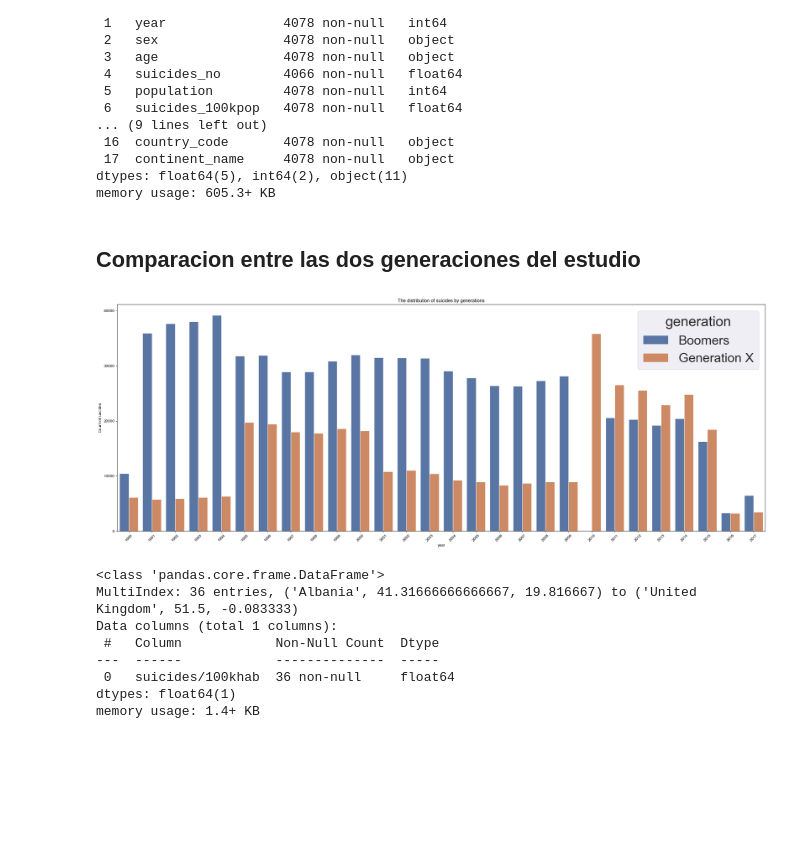
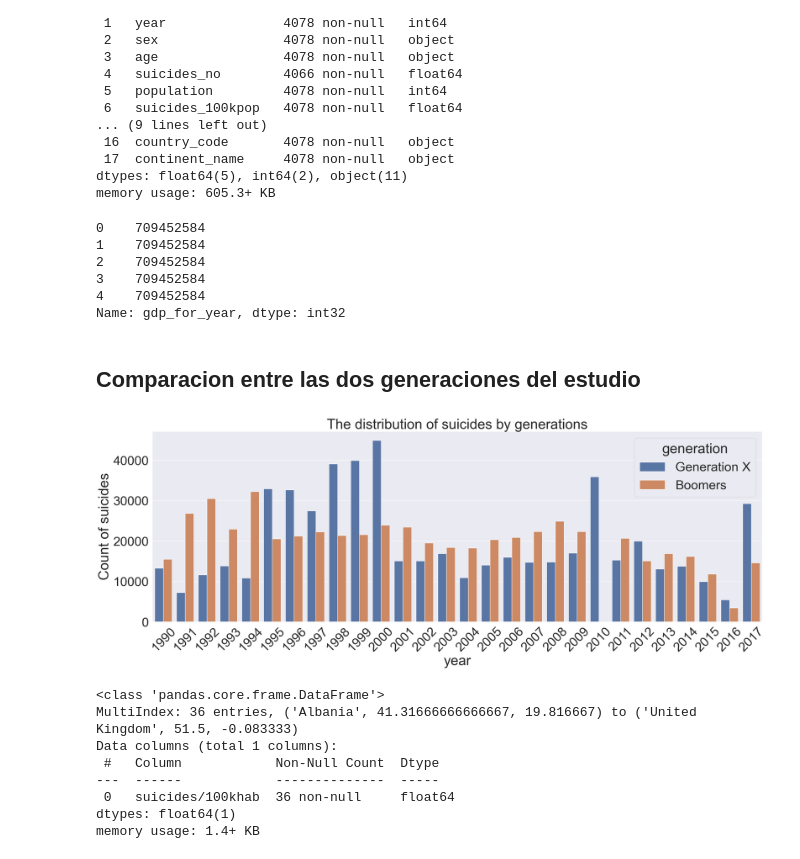
Before and after one commit to Manuelzerpadl/ETL, a Jupyter notebook: data/suicides.ipynb, the cells around one changed output. Saved outputs shown, nothing was run; the diff lists cells and outputs as text; code cells hidden in the pictures; blank space fills up the shorter version.

```diff
--- a/data/suicides.ipynb
+++ b/data/suicides.ipynb
@@ -724,24 +724,42 @@ memory usage: 605.3+ KB
 df_final['idh'] = df_final['idh'].str.replace(',', '.').astype(float)
 # %%
 df_final = df_final.rename(columns={"suicides_100kpop": "suicides/100khab"})
+# %%
+def convert_to_float(x):
+    try:
+        return float(x)
+    except:
+        return x
+# %%
+df_final['gdp_for_year'] = df_final['gdp_for_year'].apply(convert_to_float)
+df_final['gdp_for_year'] = df_final['gdp_for_year'].astype(int)
+# %%
+df_final.gdp_for_year.head()
+# %% [output]
+0    709452584
+1    709452584
+2    709452584
+3    709452584
+4    709452584
+Name: gdp_for_year, dtype: int32
 # %%
 df_final.to_csv('mi_df.csv', index=False)
 # %% [markdown]
 ## Comparacion entre las dos generaciones del estudio
 # %%
-suic_sum_yr = pd.DataFrame(df_f['suicides_no'].groupby([df_f['generation'],df_f['year']]).sum())
+suic_sum_yr = pd.DataFrame(df_f['suicides_no'].groupby([df_final['generation'],df_final['year']]).sum())
 suic_sum_yr = suic_sum_yr.reset_index().sort_values(by='suicides_no',ascending=False)
 most_cont_yr = suic_sum_yr
 fig = plt.figure(figsize=(25,10))
 plt.title('The distribution of suicides by generations')
 
 sns.set(font_scale=3)
 sns.barplot(y='suicides_no',x='year',hue='generation',data=most_cont_yr,palette='deep');
 plt.ylabel('Count of suicides')
 plt.xticks(rotation=45)
 plt.tight_layout()
 # %% [output]
-[figure, old version]
+[figure, new version]
 # %%
 suic_mean = pd.DataFrame(df_final['suicides/100khab'].groupby([df_final['country'], df_final['capital_latitude'], df_final['capital_longitude']]).mean())
 # %%
```
Also changed, not shown: parts of 8 cells of this notebook.
